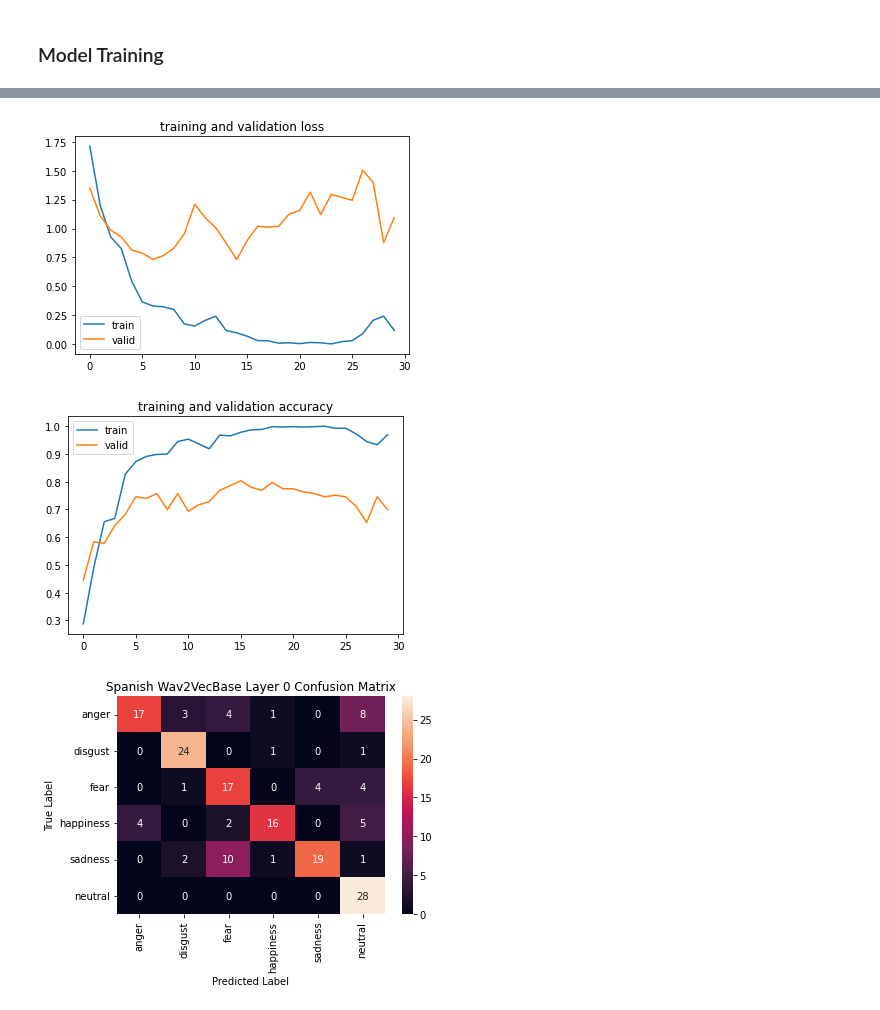
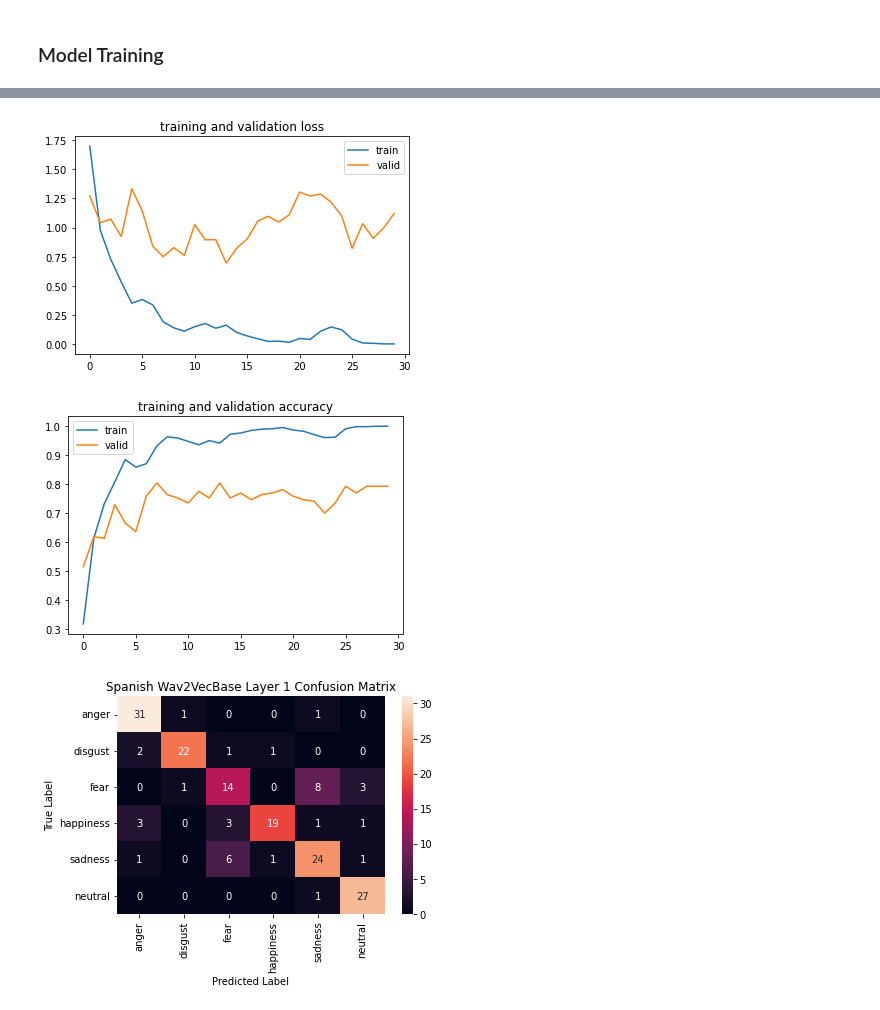
Before and after one commit to rul124/Capstone-MSED, a Jupyter notebook: Wav2Vec_Base_layers.ipynb, the cells around one changed output, grey strips where cells are left out. Saved outputs shown, nothing was run; the diff lists cells and outputs as text; code cells hidden in the pictures.

Commit message:
Layer 1

```diff
--- a/Wav2Vec_Base_layers.ipynb
+++ b/Wav2Vec_Base_layers.ipynb
@@ -308,7 +308,8 @@ Length of audios 862
 Shape of first: torch.Size([38, 768])
 Shape of last: torch.Size([43, 768])
 # %%
-X_train, X_test, y_train, y_test = train_test_split(audios[layer], labels,
+X_train, X_test, y_train, y_test = train_test_split(audios[layer],
+                                                    list(df['Label']),
                                                     test_size=0.2,
                                                     random_state=4800)
 
@@ -510,7 +511,7 @@ plt.legend()
 plt.title('training and validation loss')
 plt.show()
 # %% [output]
-[figure, old version]
+[figure, new version]
 # %%
 plt.plot(range(epochs), train_accuracies, label='train')
 plt.plot(range(epochs), valid_accuracies, label='valid')
@@ -518,7 +519,7 @@ plt.legend()
 plt.title('training and validation accuracy')
 plt.show()
 # %% [output]
-[figure, old version]
+[figure, new version]
 # %%
 from sklearn.metrics import confusion_matrix
 
@@ -536,13 +537,14 @@ for inputs, lengths, labels in test_dataloader:
 # %%
 import numpy as np
 cf = confusion_matrix(y_true, y_pred)
+df = pd.read_pickle(DF_PATH)
 classes = list(df['Label'].unique())
 df_cm = pd.DataFrame(cf, index = [i for i in classes],
                      columns = [i for i in classes])
 sns.heatmap(df_cm, annot=True)
 plt.xlabel('Predicted Label')
 plt.ylabel('True Label')
 plt.title(f'Spanish Wav2VecBase Layer {layer} Confusion Matrix')
 plt.savefig(f'/content/drive/MyDrive/MESD/results/confusion_wave2vecbase_{layer}.png')
 # %% [output]
-[figure, old version]
+[figure, new version]
```
Also changed, not shown: parts of 4 cells of this notebook.
